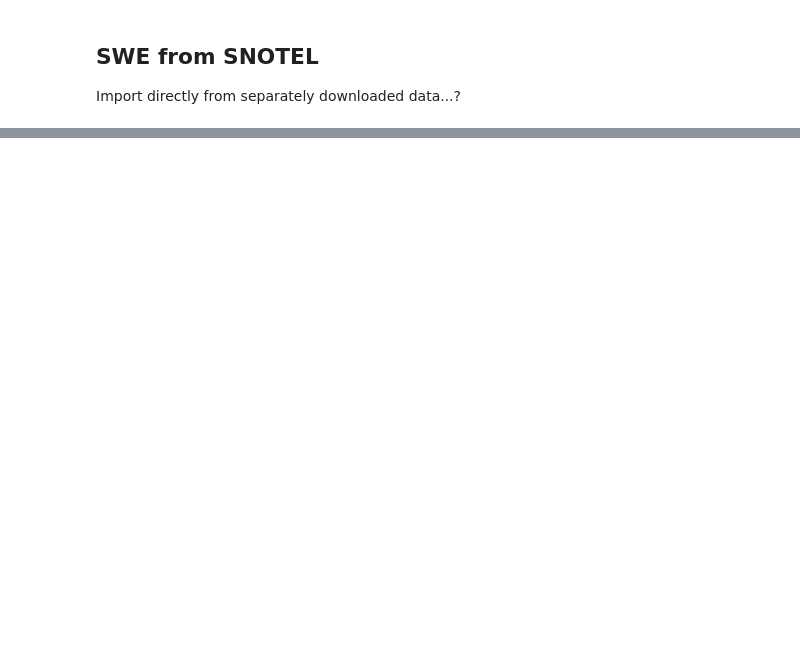
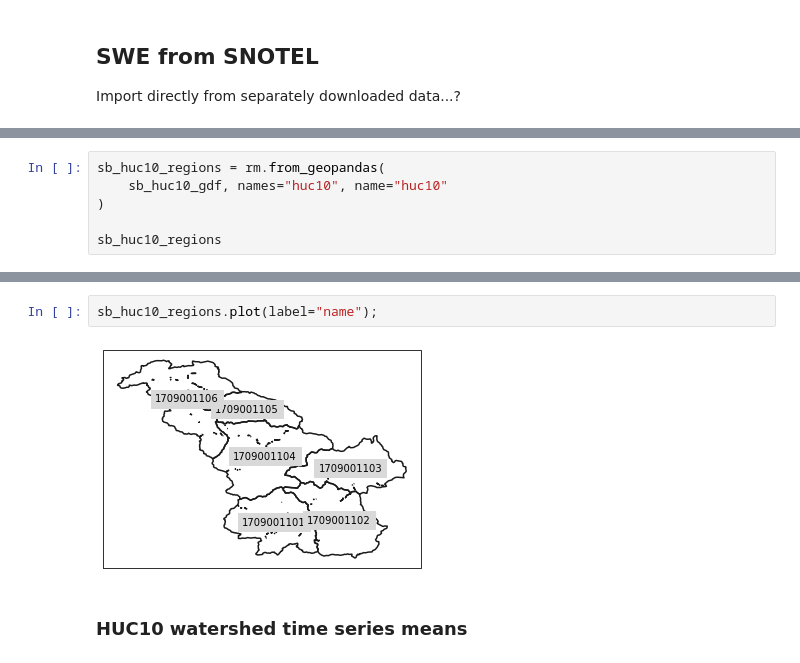
Before and after one commit to waterhackweek/whw2020_snowgw, a Jupyter notebook: mashup_snowGW.ipynb, the cells around one changed output, grey strips where cells are left out. Cells and saved outputs as stored; diff of their text form; blank space fills up the shorter version.

```diff
--- a/mashup_snowGW.ipynb
+++ b/mashup_snowGW.ipynb
@@ -374,0 +617,6 @@ Import directly from separately downloaded data...?
+# %%
+sb_huc10_regions = rm.from_geopandas(
+    sb_huc10_gdf, names="huc10", name="huc10"
+)
+
+sb_huc10_regions
@@ -374,0 +636,6 @@ Import directly from separately downloaded data...?
+# %%
+sb_huc10_regions.plot(label="name");
+# %% [output]
+[figure, added]
+# %% [markdown]
+### HUC10 watershed time series means
```
Also changed, not shown: parts of 57 cells of this notebook.
